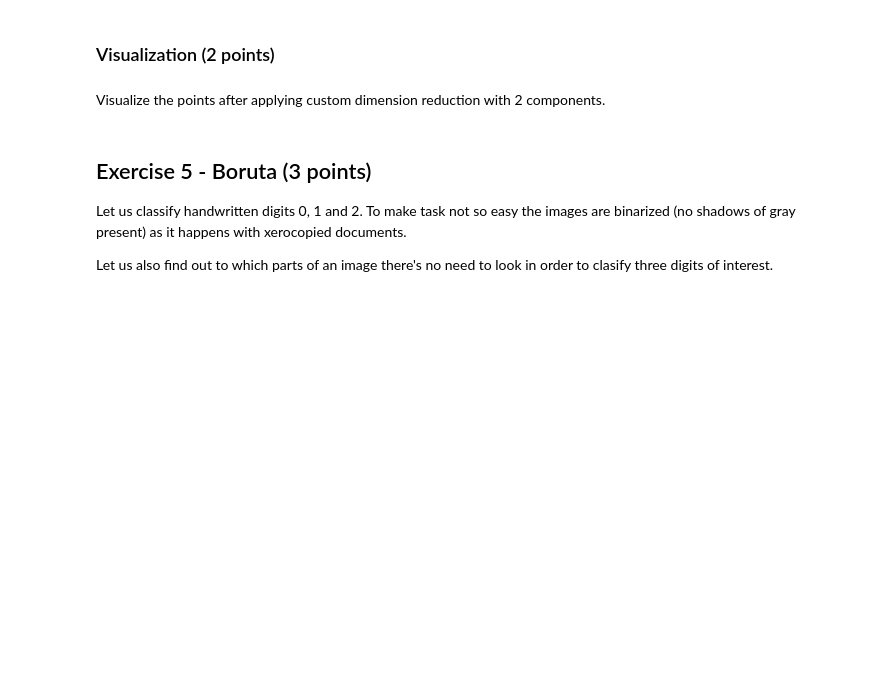
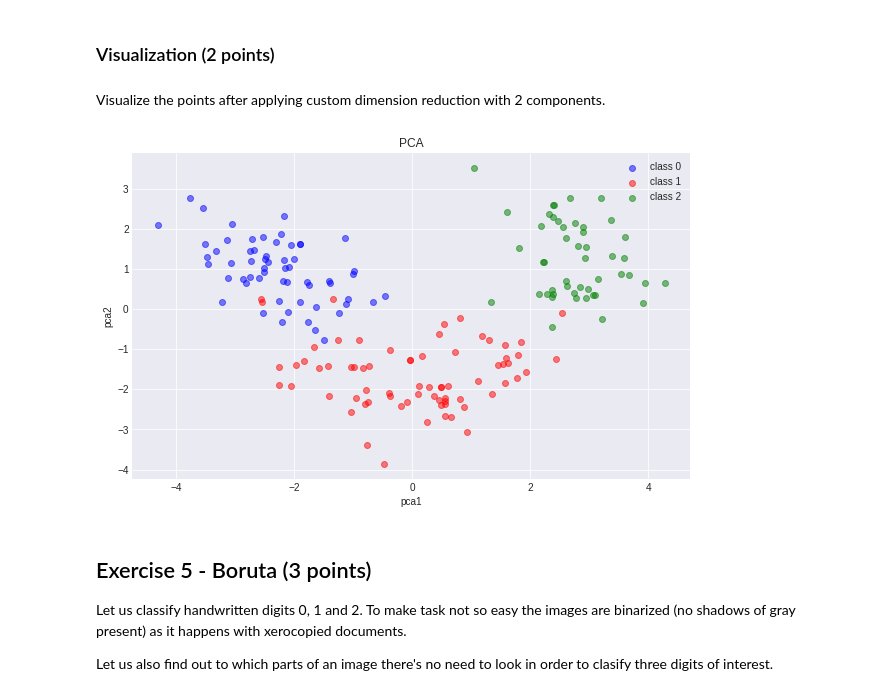
Before and after one commit to niksonnn/rss, a Jupyter notebook: homework.ipynb, the cells around one changed output. Cells and saved outputs as stored; diff of their text form; code cells hidden in the pictures; blank space fills up the shorter version.

```diff
--- a/homework.ipynb
+++ b/homework.ipynb
@@ -309,10 +308,14 @@ def objective(x):
 
 def norm_constraint(x):
     # your code: constaraint norm of x to be 1, function should return 0 if constraint holds
+    if np.linalg.norm(x)==1:
+        return 1
+    else:
+        return np.linalg.norm(x) - 1
 
 con1 = {'type': 'eq', 'fun': norm_constraint}
 
-x0 = # your code: initial vector to start optimization
+x0 = np.ones(wine_data.shape[1])
 
 sol = minimize(objective,
                x0,
@@ -324,15 +327,16 @@ Hurray! We have first vector! Let's do another one.
 # %%
 def orthogonality_constraint(x):
     # your code: x should be orthogonal to x0, function should return 0 if constraint holds
+    return x.T.dot(x0)
 
 con2 = {'type': 'eq', 'fun': orthogonality_constraint}
 
-x1 = # your code: initial vector to start optimization
+x1 = np.ones(wine_data.shape[1])
 
 
 sol = minimize(objective,
                x1,
-               constraints = #your code
+               constraints = [con1, con2]
               )
 
 x1 = sol.x
@@ -345,6 +349,22 @@ assert np.allclose(x1@S@x1, 2.5110809296451233)
 ### Visualization (2 points)
 # %% [markdown]
 Visualize the points after applying custom dimension reduction with 2 components.
+# %%
+scaler = StandardScaler()
+wine_scaler = scaler.fit_transform(wine_data)
+wine_pca = np.array(wine_scaler.dot(np.array([x0, x1]).T))
+# %%
+_ = plt.subplots(figsize=(10, 6))
+for l, c in zip(range(0, 3), ('blue', 'red', 'green')):
+    plt.scatter(wine_pca[wine_labels == l, 0], wine_pca[wine_labels == l, 1],
+                color=c, label=f'class {l}', alpha=0.5)
+plt.legend()
+plt.xlabel('pca1')
+plt.ylabel('pca2')
+plt.title('PCA')
+plt.show()
+# %% [output]
+[figure, added]
 # %% [markdown]
 ## Exercise 5 - Boruta (3 points)
 
```
Also changed, not shown: parts of 18 cells of this notebook.
